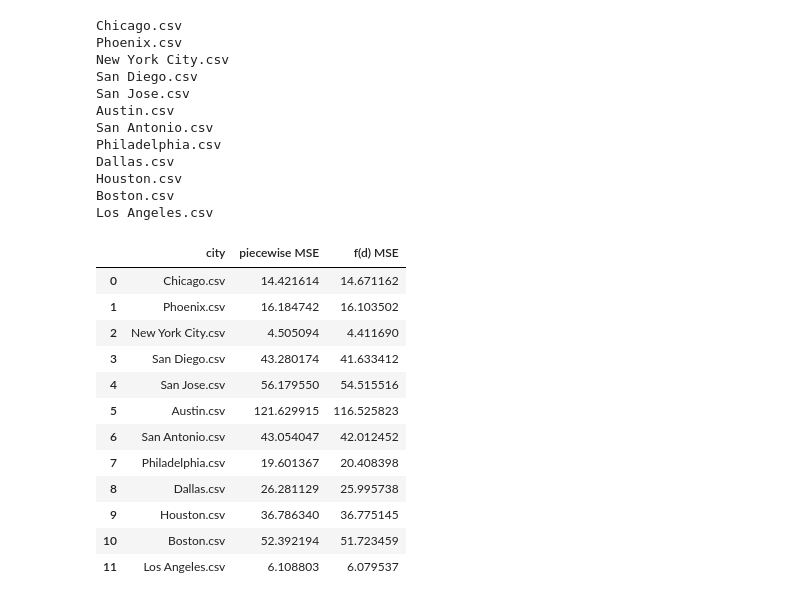
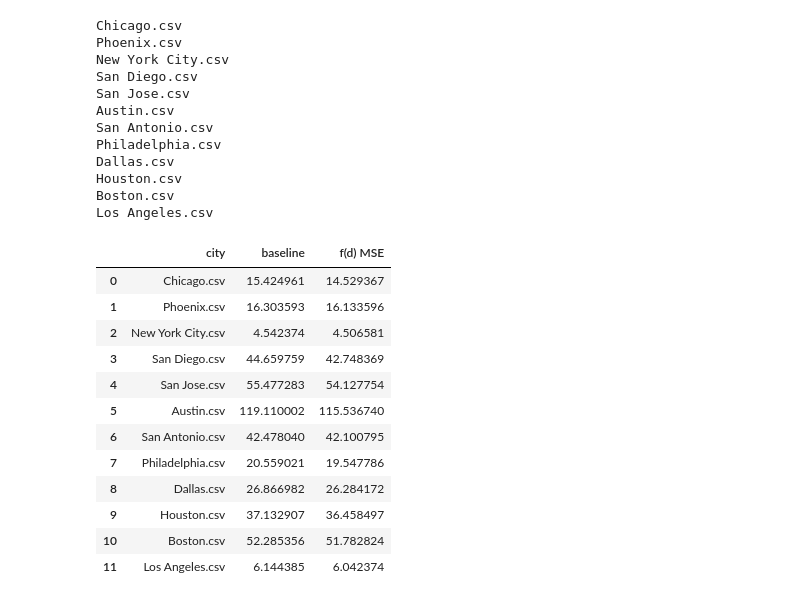
Before and after one commit to yuribogomolov/sttn, a Jupyter notebook: notebooks/generic_gravity_model.ipynb, the cells around one changed output. Saved outputs shown, nothing was run; the diff lists cells and outputs as text; code cells hidden in the pictures.

```diff
--- a/notebooks/generic_gravity_model.ipynb
+++ b/notebooks/generic_gravity_model.ipynb
@@ -437,18 +283,19 @@ pd.DataFrame({'city':resultsBaseline.keys(),
 # %%
-# same k for both
-mseDict = {}
+# arbitarily set bin=40
+resultsBaseline = {}
+resultsfd40 = {}
 bindffDict = {}
-binpieceDict = {}
 cities = os.listdir('cities/')
 citiesDir = 'cities/'
 target = 'S000'
+bins = 40
 for city in cities:
     if '.csv' in city:
-        msePiece,msefd = [],[]
         print(city)
         df = pd.read_csv(citiesDir+city)
-        bins = resultsFD[city][1]
-        df['bin'] = pd.cut(np.log(df['distance']), bins=bins)
+        df['logDist'] = np.log(df['distance'])
+        distBin = np.linspace(minValue,maxValue,bins+1)
+        df['bin'] = df.logDist.apply(lambda x: locBin(x,distBin))
         df.rename(columns={'jobs':'S000jobs', 'residence':'S000residence','flow':'S000flow'}, inplace=True)
         df['bin'] = df['bin'].astype(str)
 
@@ -457,30 +304,17 @@ for city in cities:
         binfdf = pd.DataFrame()
 
         # fd
+        k = 1
         binf = unconstrained_bucked_constant_kfit(df, target,k)
         df_fd = unconstrained_bucked_constant_predict(df,target,k,binf)
-        msefd = mean_squared_error(df_fd[target+'flow'],df_fd[target+'pred'])
         binfd = pd.DataFrame({'bin':binf.keys(),'f(d)':binf.values()})
         bindffDict[city] = binfd
+        resultsfd40[city] = mean_squared_error(df_fd[target+'flow'],df_fd[target+'pred'])
 
-
-        df = pd.read_csv(citiesDir+city)
-        bins = resultsPiece[city][1]
-        df['bin'] = pd.cut(np.log(df['distance']), bins=bins)
-        df.rename(columns={'jobs':'S000jobs', 'residence':'S000residence','flow':'S000flow'}, inplace=True)
-        df['bin'] = df['bin'].astype(str)
-
-        # piece
-        bin_to_model = fit_piece_power_law(df,target,k)
-        df_piece = predict_piece_powerlaw(df,target,bin_to_model)
-        msePiece = mean_squared_error(df_piece[target+'flow'],df_piece[target+'pred'])
-
-        binfdf = pd.DataFrame({'bin':bin_to_model[1].keys(),'f(d)':bin_to_model[1].values()})
-
-
-
-        mseDict[city] = [msePiece,msefd]
-        binpieceDict[city] = binfdf
+        # baseline
+        pars = baseline_fit(df,target)
+        df_baseline = baseline_predict(df,target,pars)
+        resultsBaseline[city] = mean_squared_error(df_baseline[target+'flow'],df_baseline[target+'pred'])
 # %% [output]
 Chicago.csv
 Phoenix.csv
@@ -495,23 +329,23 @@ Houston.csv
 Boston.csv
 Los Angeles.csv
 # %%
-pd.DataFrame({'city':mseDict.keys(),
-              'piecewise MSE':np.array(list(mseDict.values()))[:,0],
-            'f(d) MSE':np.array(list(mseDict.values()))[:,1]})
+pd.DataFrame({'city':resultsfd40.keys(),
+              'baseline': list(resultsBaseline.values()),
+            'f(d) MSE':list(resultsfd40.values())})
 # %% [output]
-|  | city | piecewise MSE | f(d) MSE |
-| 0 | Chicago.csv | 14.421614 | 14.671162 |
-| 1 | Phoenix.csv | 16.184742 | 16.103502 |
-| 2 | New York City.csv | 4.505094 | 4.411690 |
-| 3 | San Diego.csv | 43.280174 | 41.633412 |
-| 4 | San Jose.csv | 56.179550 | 54.515516 |
-| 5 | Austin.csv | 121.629915 | 116.525823 |
-| 6 | San Antonio.csv | 43.054047 | 42.012452 |
-| 7 | Philadelphia.csv | 19.601367 | 20.408398 |
-| 8 | Dallas.csv | 26.281129 | 25.995738 |
-| 9 | Houston.csv | 36.786340 | 36.775145 |
-| 10 | Boston.csv | 52.392194 | 51.723459 |
-| 11 | Los Angeles.csv | 6.108803 | 6.079537 |
+|  | city | baseline | f(d) MSE |
+| 0 | Chicago.csv | 15.424961 | 14.529367 |
+| 1 | Phoenix.csv | 16.303593 | 16.133596 |
+| 2 | New York City.csv | 4.542374 | 4.506581 |
+| 3 | San Diego.csv | 44.659759 | 42.748369 |
+| 4 | San Jose.csv | 55.477283 | 54.127754 |
+| 5 | Austin.csv | 119.110002 | 115.536740 |
+| 6 | San Antonio.csv | 42.478040 | 42.100795 |
+| 7 | Philadelphia.csv | 20.559021 | 19.547786 |
+| 8 | Dallas.csv | 26.866982 | 26.284172 |
+| 9 | Houston.csv | 37.132907 | 36.458497 |
+| 10 | Boston.csv | 52.285356 | 51.782824 |
+| 11 | Los Angeles.csv | 6.144385 | 6.042374 |
 # %%
 fig,ax = plt.subplots(4,3,figsize=(10,8))
 i= 0
```
Also changed, not shown: parts of 42 cells of this notebook.
